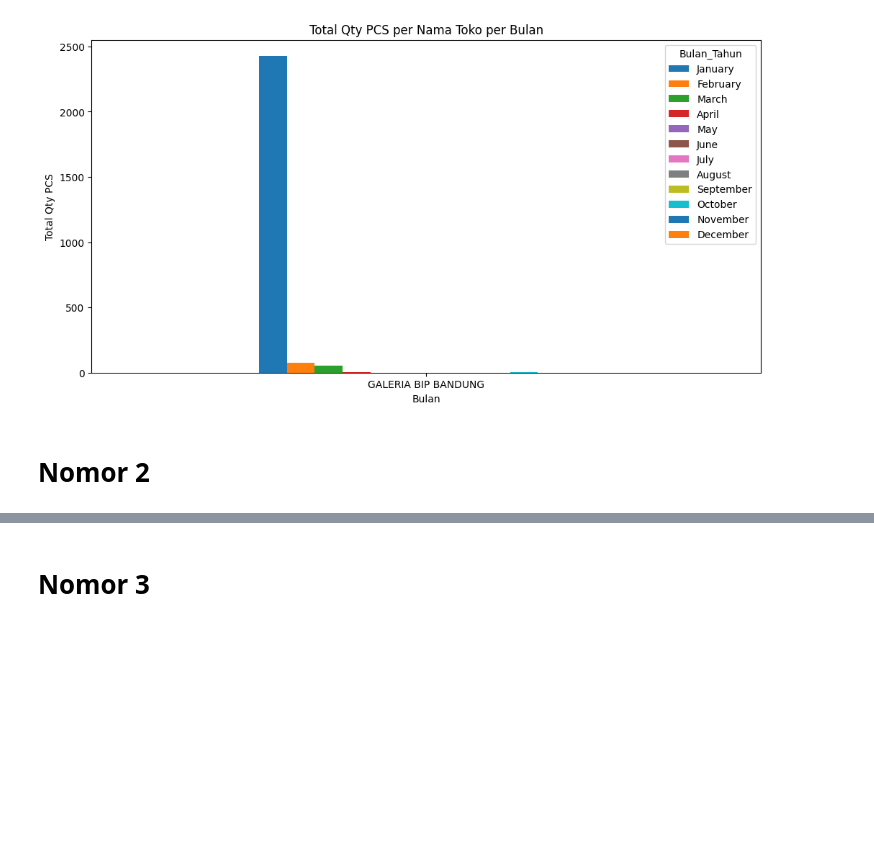
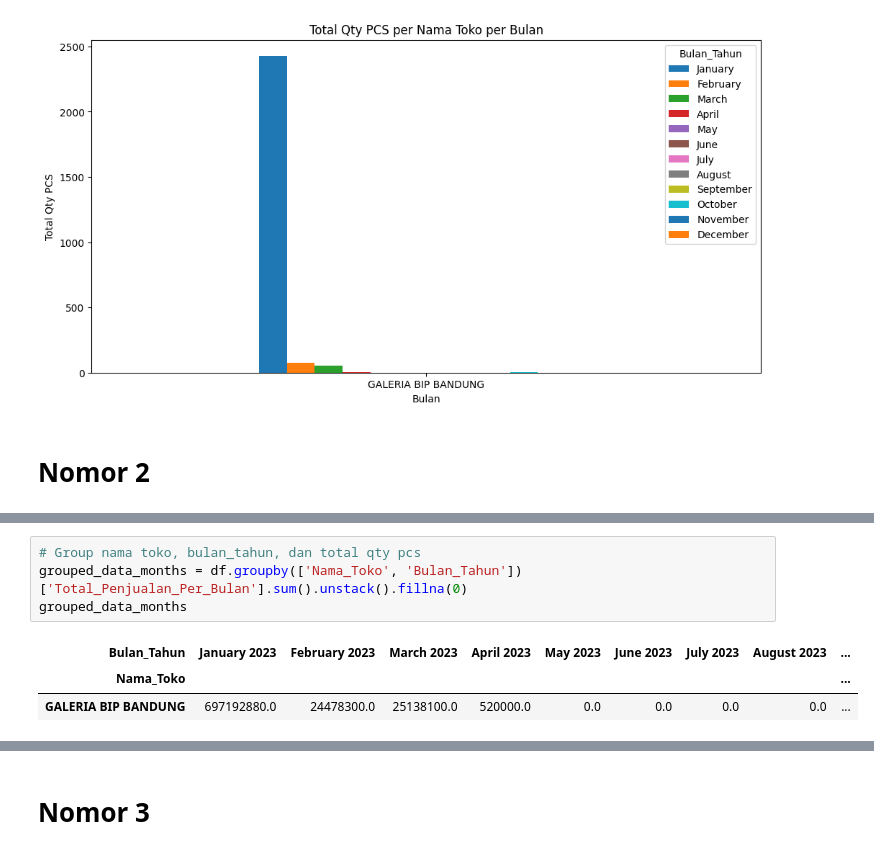
Before and after one commit to sntdshrly/dwi-putra-sakti-notebook, a Jupyter notebook: dps-notebook.ipynb, the cells around one changed output, grey strips where cells are left out. Drawn from its saved outputs; the diff is of its cells as text; blank space fills up the shorter version.

```diff
--- a/dps-notebook.ipynb
+++ b/dps-notebook.ipynb
@@ -167,0 +160,8 @@ plt.show()
+# %%
+# Group nama toko, bulan_tahun, dan total qty pcs
+grouped_data_months = df.groupby(['Nama_Toko', 'Bulan_Tahun'])['Total_Penjualan_Per_Bulan'].sum().unstack().fillna(0)
+grouped_data_months
+# %% [output]
+| Bulan_Tahun | January 2023 | February 2023 | March 2023 | April 2023 | May 2023 | June 2023 | July 2023 | August 2023 | ... |
+| Nama_Toko |  |  |  |  |  |  |  |  | ... |
+| GALERIA BIP BANDUNG | 697192880.0 | 24478300.0 | 25138100.0 | 520000.0 | 0.0 | 0.0 | 0.0 | 0.0 | ... |
```
Also changed, not shown: parts of 11 cells of this notebook.
